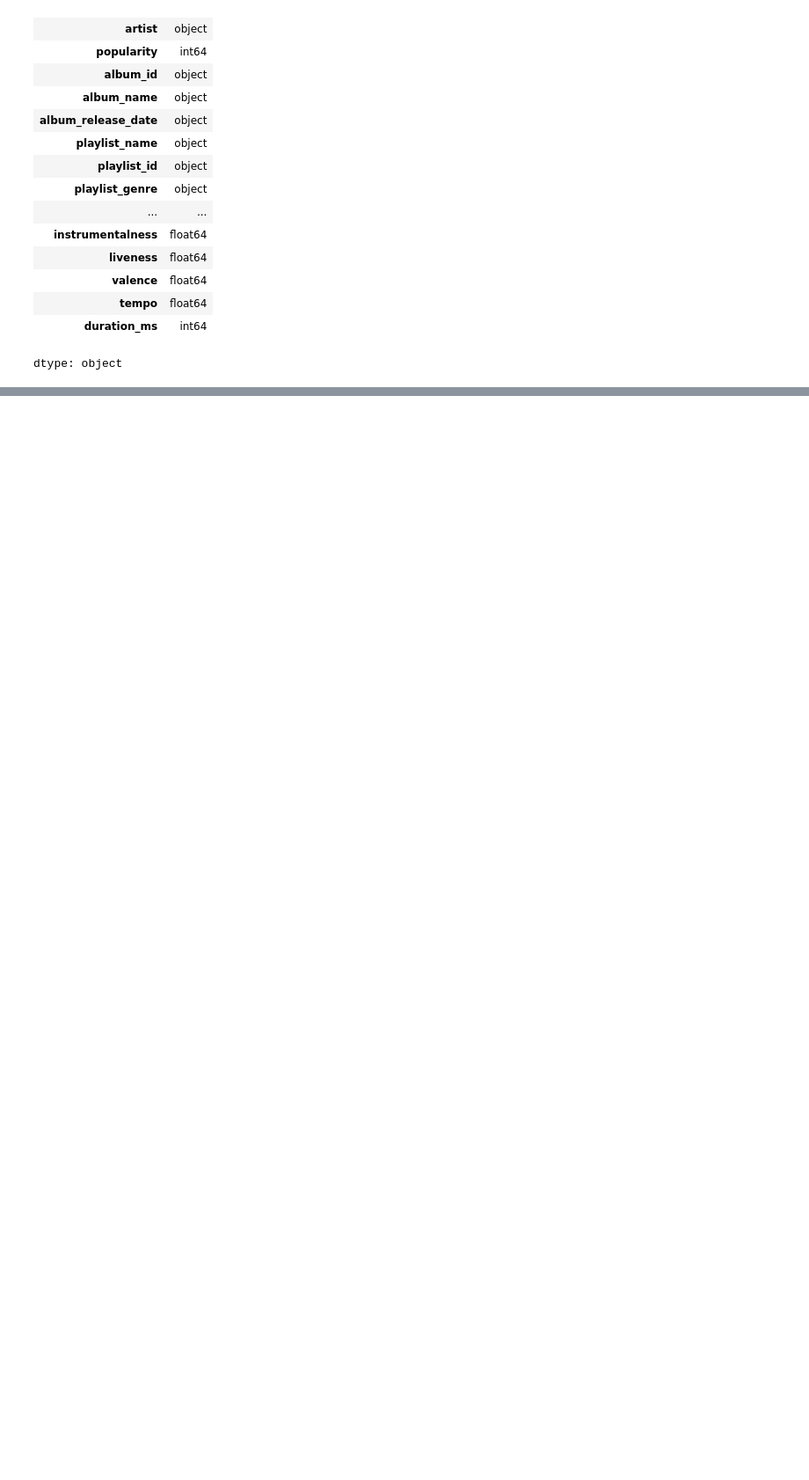
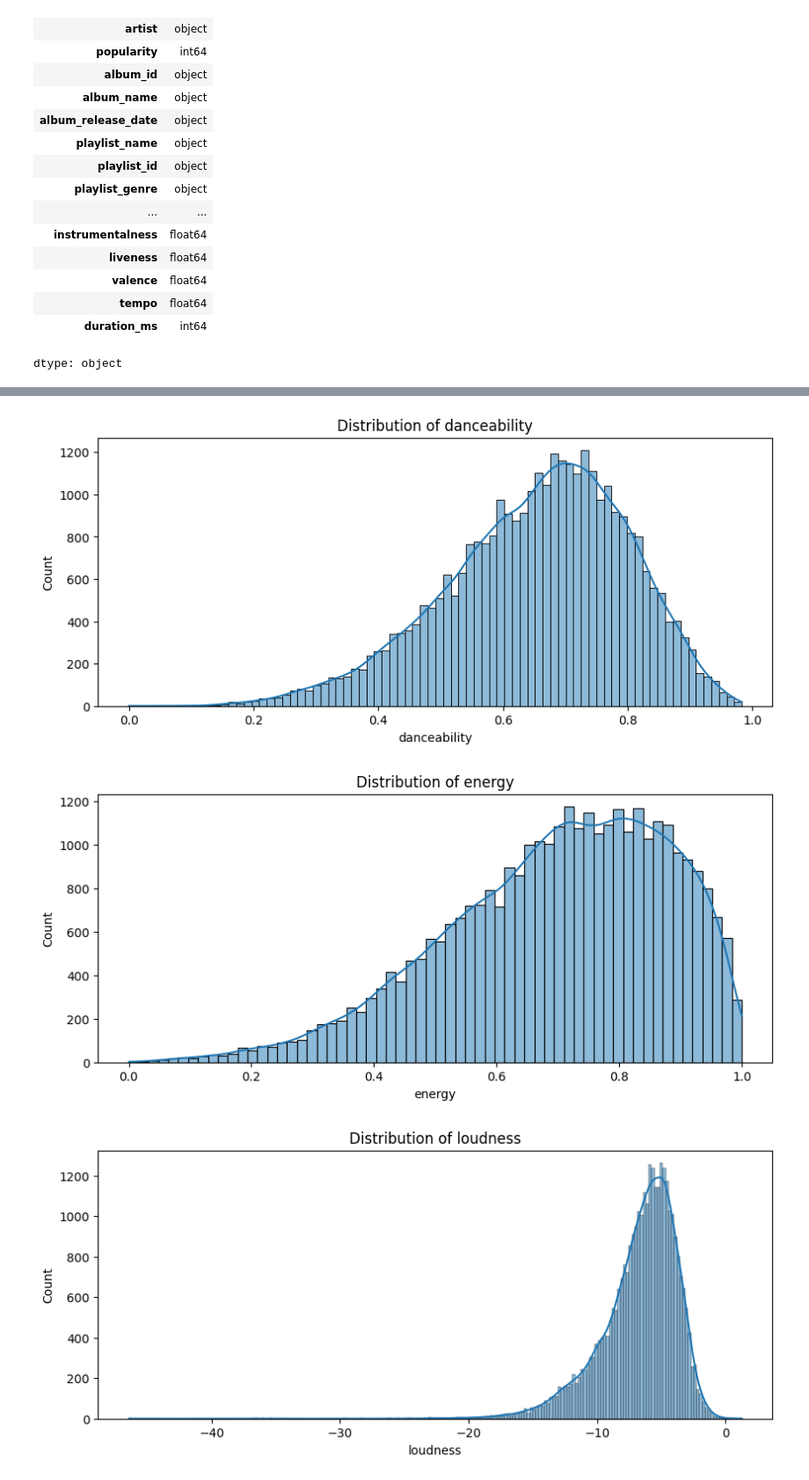
Before and after one commit to serahnjogu-new/Calculator, a Jupyter notebook: Machine_Learning_pipeline.ipynb, the cells around one changed output, grey strips where cells are left out. Shown at 88% size. Drawn from its saved outputs; the diff is of its cells as text; code cells hidden in the pictures; blank space fills up the shorter version.

```diff
--- a/Machine_Learning_pipeline.ipynb
+++ b/Machine_Learning_pipeline.ipynb
@@ -268,21 +204,0 @@ Indices of failed rows:
-# %%
-import pandas as pd
-
-# Method 1: Using apply with pd.Timestamp
-def year_to_date(year_val):
-    try:
-        year = int(float(str(year_val)))
-        return pd.Timestamp(year, 1, 1)
-    except:
-        return pd.NaT
-
-df['album_release_date'] = df['album_release_date'].apply(year_to_date)
-df['release_year'] = df['album_release_date'].dt.year
-
-# Verify
-print("Verification:")
-print(f"Total rows: {len(df)}")
-print(f"Valid dates: {df['album_release_date'].notna().sum()}")
-print(f"Failed dates: {df['album_release_date'].isna().sum()}")
-print(f"\nSample:")
-print(df[['album_release_date', 'release_year']].head(10))
@@ -306,0 +205,4 @@ Sample:
+# %%
+# Changing the data type of album_release_date to datetime
+df['album_release_date'] = pd.to_datetime(df['album_release_date'], format='mixed')
+df.head()
@@ -306,0 +267,5 @@ Sample:
+# %%
+# Extract the date data from the album_release_date column
+df['day']=df['album_release_date'].dt.day
+df['month']=df['album_release_date'].dt.month
+df['year']=df['album_release_date'].dt.year
@@ -306,0 +283,17 @@ Sample:
+# %%
+# Audio features to use in ML
+features = [
+    'danceability', 'energy', 'loudness', 'speechiness', 'acousticness',
+    'instrumentalness', 'liveness', 'valence', 'tempo', 'duration_ms',
+]
+# %%
+# Visualizing distributions in features
+for feature in features:
+    plt.figure(figsize=(10, 4))
+    sns.histplot(df[feature], kde=True)
+    plt.title(f'Distribution of {feature}')
+    plt.show()
+# %% [output]
+[figure, added]
+[figure, added]
+[figure, added]
```
Also changed, not shown: parts of 39 cells of this notebook.
